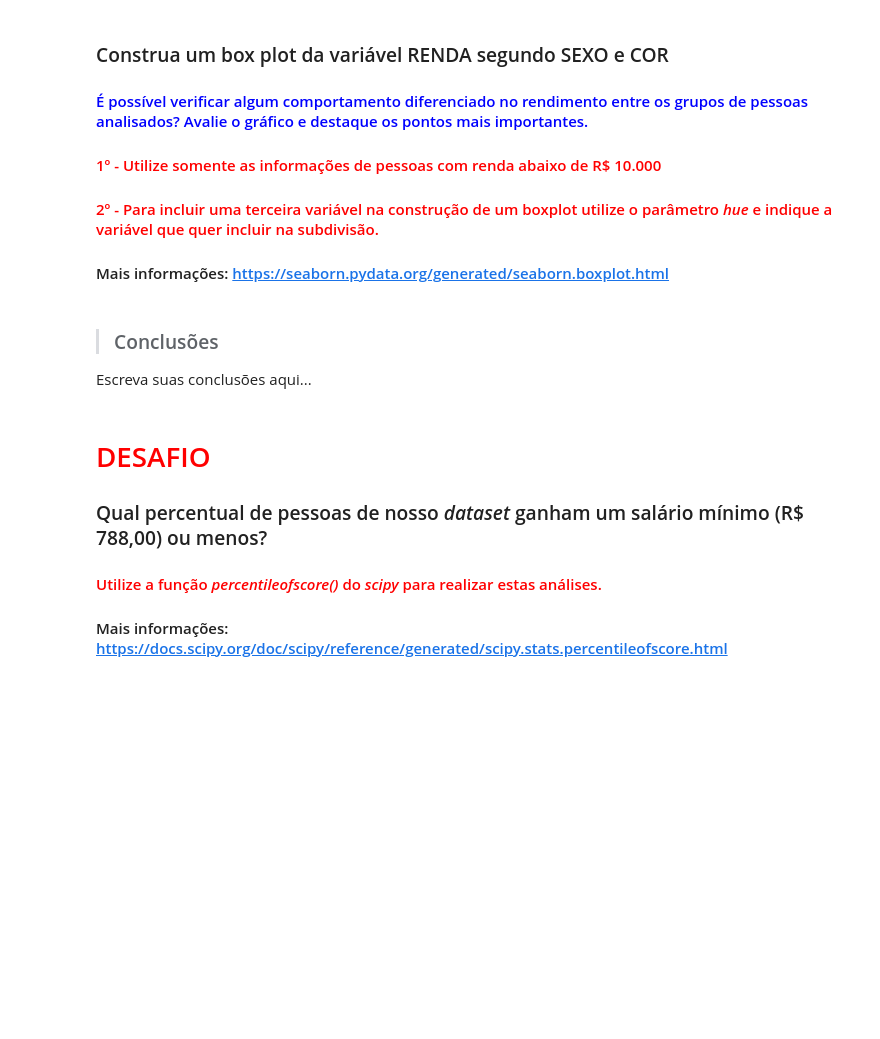
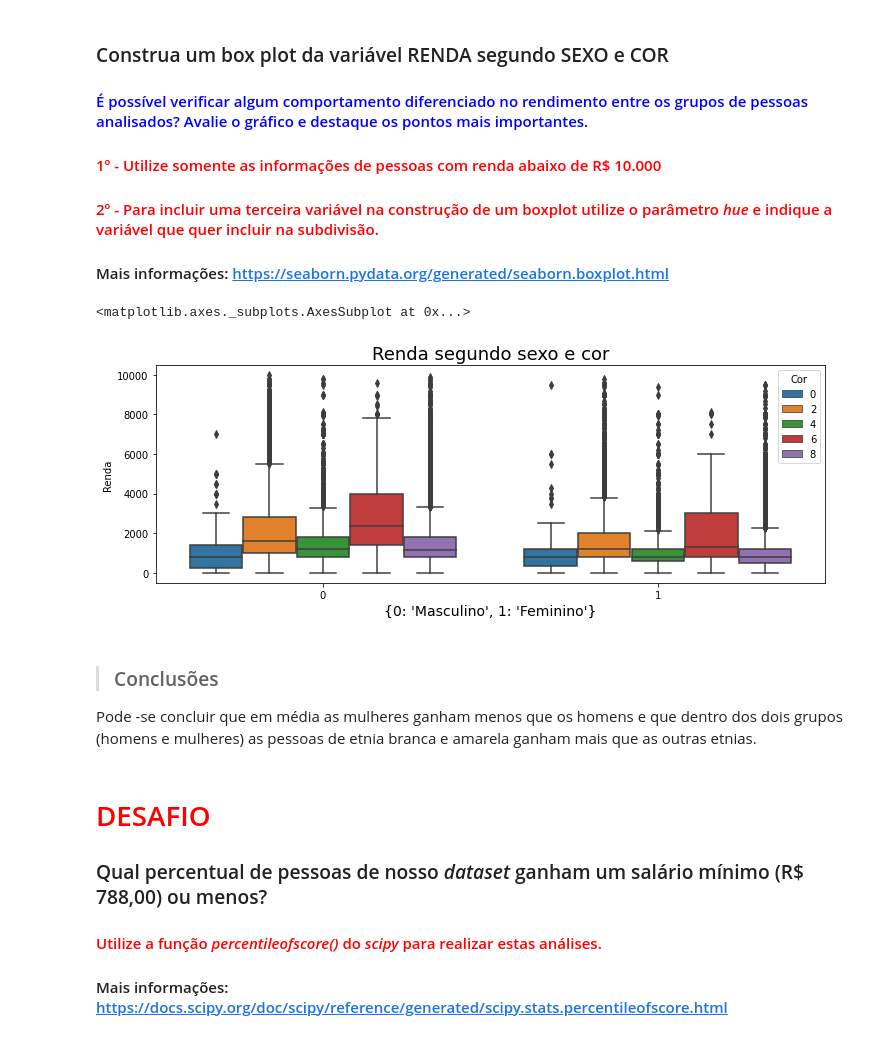
Before and after one commit to matheus6266/formacao_data_science, a Jupyter notebook: 02 - Estatística Python 1/Projeto Final/Análise_Descritiva.ipynb, the cells around one changed output. Saved outputs shown, nothing was run; the diff lists cells and outputs as text; code cells hidden in the pictures; blank space fills up the shorter version.

Commit message:
Realização da atividade até produção dos boxplots

```diff
--- a/02 - Estatística Python 1/Projeto Final/Análise_Descritiva.ipynb
+++ b/02 - Estatística Python 1/Projeto Final/Análise_Descritiva.ipynb
@@ -437,10 +525,19 @@ Escreva suas conclusões aqui...
 #### <font color='red'>1º - Utilize somente as informações de pessoas com renda abaixo de R$ 10.000</font>
 #### <font color='red'>2º - Para incluir uma terceira variável na construção de um boxplot utilize o parâmetro <i>hue</i> e indique a variável que quer incluir na subdivisão.</font>
 #### Mais informações: https://seaborn.pydata.org/generated/seaborn.boxplot.html
-# %% [markdown]
-> ### Conclusões
-
-Escreva suas conclusões aqui...
+# %%
+ax = sns.boxplot(x = "Sexo", y = "Renda", hue = "Cor", data = dados.query("Renda < 10000"))
+ax.figure.set_size_inches(12, 4)
+ax.set_title("Renda segundo sexo e cor", fontsize = 18)
+ax.set_xlabel(sexo, fontsize = 14)
+ax
+# %% [output]
+<matplotlib.axes._subplots.AxesSubplot at 0x...>
+[figure, added]
+# %% [markdown]
+> ### Conclusões
+
+Pode -se concluir que em média as mulheres ganham menos que os homens e que dentro dos dois grupos (homens e mulheres) as pessoas de etnia branca e amarela ganham mais que as outras etnias.
 # %% [markdown]
 # <font color="red">DESAFIO<font>
 ### Qual percentual de pessoas de nosso <i>dataset</i> ganham um salário mínimo (R$ 788,00) ou menos?
```
Also changed, not shown: parts of 28 cells of this notebook.
